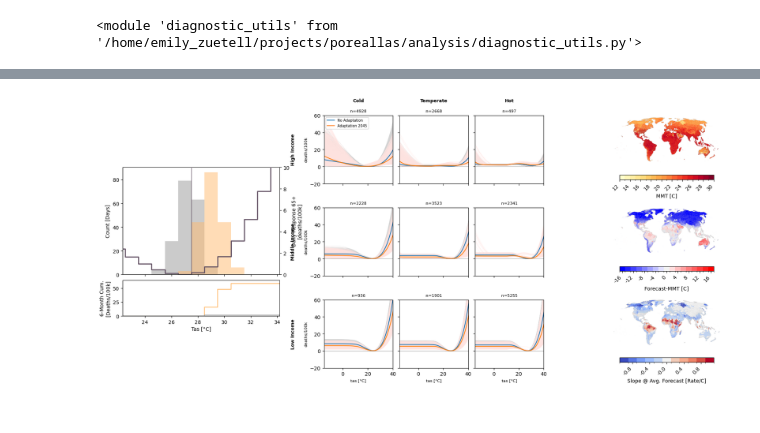
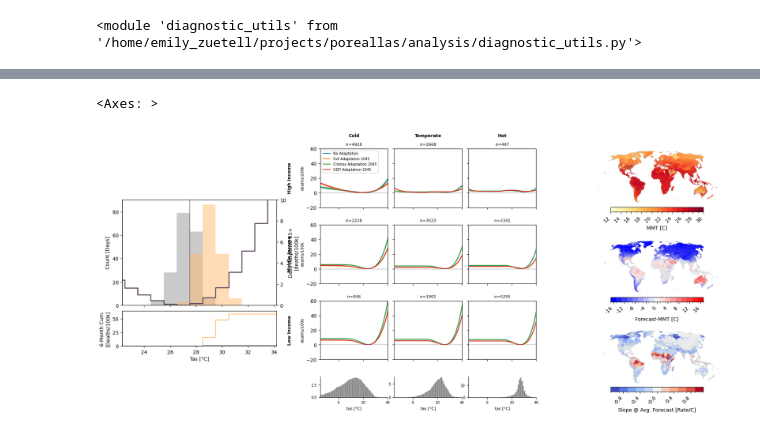
Before and after one commit to ezuetell/poreallas, a Jupyter notebook: analysis/p01_method_diagram.ipynb, the cells around one changed output, grey strips where cells are left out. Saved outputs shown, nothing was run; the diff lists cells and outputs as text; code cells hidden in the pictures.

Commit message:
Add adaptation scenarios and temp hist

```diff
--- a/analysis/p01_method_diagram.ipynb
+++ b/analysis/p01_method_diagram.ipynb
@@ -303,11 +310,24 @@ ds1 = effect['/fixed_beta']
 ds1 = merge_regions(ds1, config.socioeconomics, forecast_ds).compute()
 # Filter regions w/ 0 pop
 ds1 = ds1.where(ds1['pop'] > 1, drop=True)
-# Adaptation based on Annual CMIP6 (SSP370)
+
+# Full Adaptation based on Annual CMIP6 (SSP370)
 ds2 = xr.open_dataset("/home/emily_zuetell/projects/poreallas/data/beta_cmip6_2045.zarr")
 ds2 = merge_regions(ds2, config.socioeconomics, forecast_ds).compute()
 # Filter regions w/ 0 pop
 ds2 = ds2.where(ds2['pop'] > 1, drop=True)
+
+# Climtas-Only Adaptation based on Annual CMIP6 (SSP370)
+ds3 = xr.open_dataset("/home/emily_zuetell/projects/poreallas/data/beta_cmip6_2045_climtas_only.zarr")
+ds3 = merge_regions(ds3, config.socioeconomics, forecast_ds).compute()
+# Filter regions w/ 0 pop
+ds3 = ds3.where(ds3['pop'] > 1, drop=True)
+
+# GDP-Only Adaptation based on Annual CMIP6 (SSP370)
+ds4 = xr.open_dataset("/home/emily_zuetell/projects/poreallas/data/beta_cmip6_2045_gdp_only.zarr")
+ds4 = merge_regions(ds4, config.socioeconomics, forecast_ds).compute()
+# Filter regions w/ 0 pop
+ds4 = ds4.where(ds4['pop'] > 1, drop=True)
 # %%
 ## Data Setup for Hist ##
 ### Analysis Options ###
@@ -468,11 +488,23 @@ ax_cdf.set_xlabel("Tas [°C]")
 
 
 # Column 2: 3x3 beta grid
-grid_axes = gs[1].subgridspec(3, 3, hspace=0.35, wspace=0.1).subplots(sharex=True, sharey=True)
-plot_beta_grid_by_climate_gdp(ds1, ds2, n_bins=3,
+sub = gs[1].subgridspec(4, 3, height_ratios=[1, 1, 1, 0.35], hspace=0.35, wspace=0.1)
+all_axes = sub.subplots(sharex=True)
+
+grid_axes = all_axes[:3]
+hist_axes = all_axes[3]
+for ax in grid_axes.flat[1:]:
+    ax.sharey(grid_axes[0, 0])  # share y across the response curves only
+
+plot_beta_grid_by_climate_gdp([ds1, ds2, ds3, ds4],
+                              labels=["No Adaptation", "Full Adaptation 2045",
+                                      "Climtas Adaptation 2045", 'GDP Adaptation 2045'],
+                              n_bins=3,
+                              show_individual=False,
                               age_cohort="age65plus", sample_agg='mean',
-                              label1='No Adaptation', label2='Adaptation 2045',
-                              axes=grid_axes)
+                              axes=grid_axes,
+                              era5_ir=era5_ir.sel(time=slice("2025-01-01", "2025-12-31")),
+                              hist_axes=hist_axes)
 
 # Column 3: three stacked maps
 gs_maps = gs[2].subgridspec(3, 1, hspace=0.3)
@@ -511,32 +543,33 @@ plotting_utils.plot_single(
     _polygons_fc_all,
     col="value",
     cm="bwr",
     vmin=-15,
     vmax=15,
     n_colors=13,
     sup_title="",
     cbar_label="Forecast-MMT [C]",
     cbar_location="bottom",
     ax=ax_map2,
 )
 
 # Slope Map
 slope = compute_slope_at_forecast(ds1.sel(age_cohort = 'age65plus').mean(dim = 'month'))
 _polygons_slope = analysis_utils.xarray_to_gpd(
     slope.mean(dim="sample"), config.polygons
 )
 
-fig = plotting_utils.plot_single(
+plotting_utils.plot_single(
     _polygons_slope,
     col="beta_slope_at_forecast",
     cm="coolwarm",
     vmin=-1,
     vmax=1,
     n_colors=13,
     sup_title="",
     cbar_label="Slope @ Avg. Forecast [Rate/C]",
     cbar_location="bottom",
     ax=ax_map3,
 )
 # %% [output]
+<Axes: >
-[figure, old version]
+[figure, new version]
```
Also changed, not shown: parts of 3 cells of this notebook.
